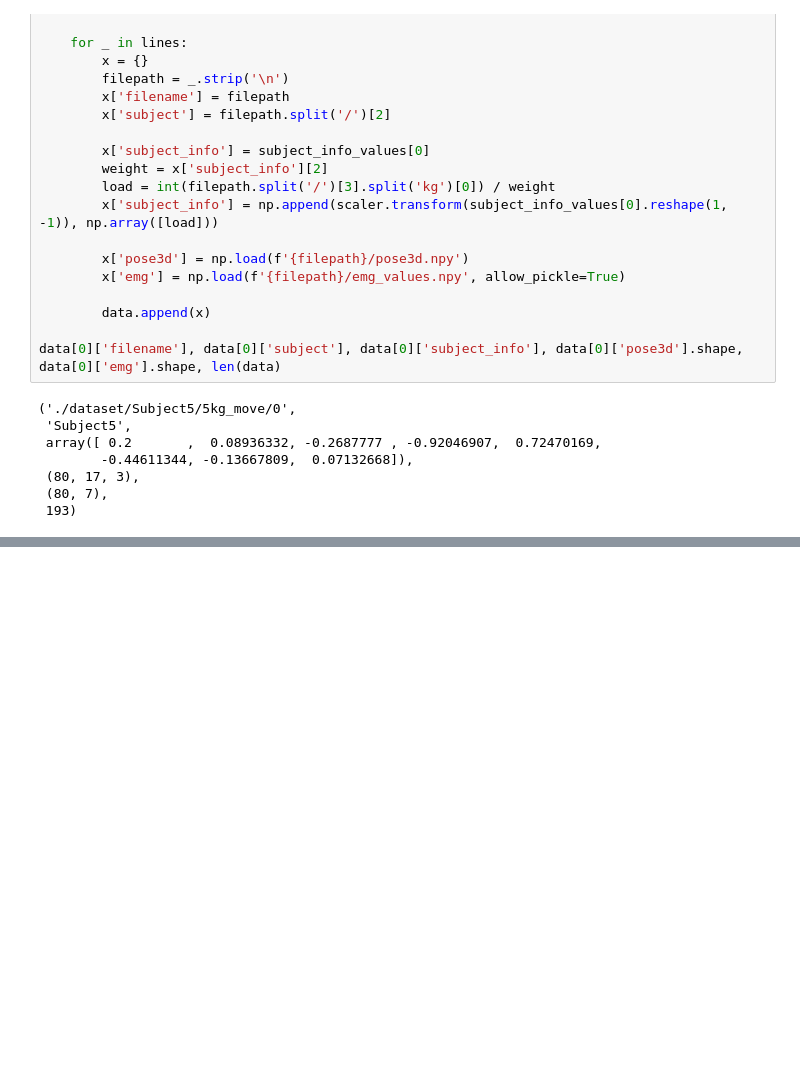
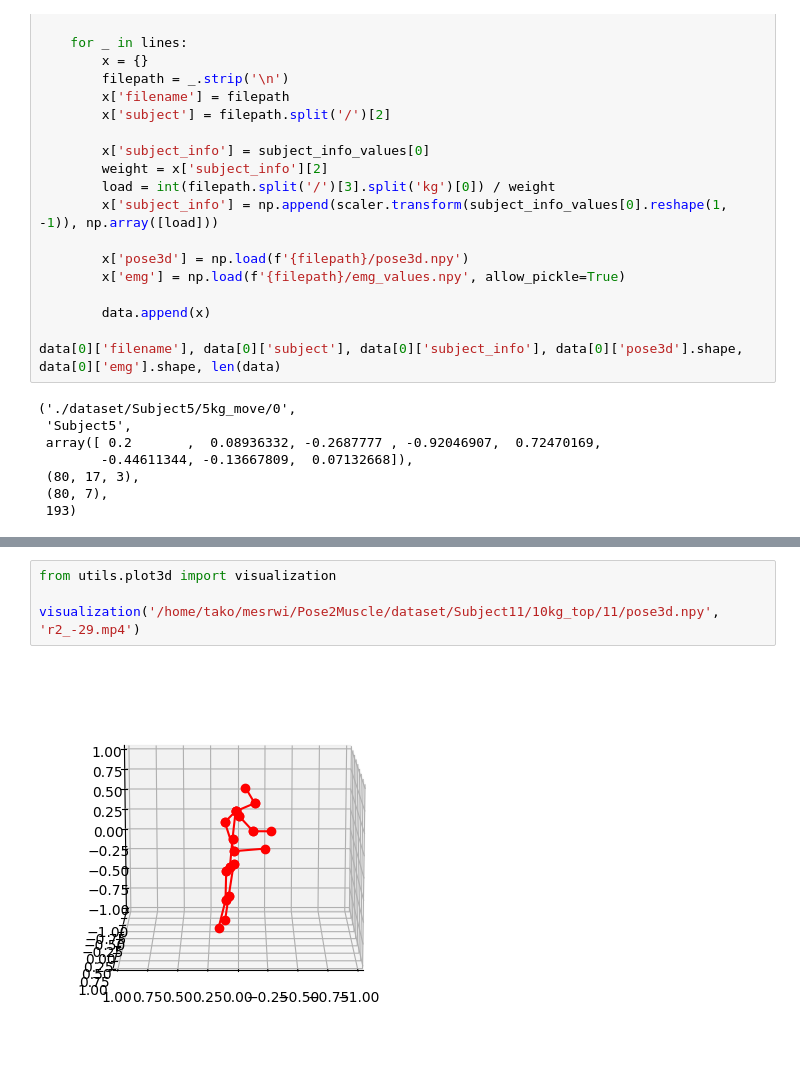
Before and after one commit to mesrwi/Pose2Muscle, a Jupyter notebook: zxcv.ipynb, the cells around one changed output, grey strips where cells are left out. Drawn from its saved outputs; the diff is of its cells as text; blank space fills up the shorter version.

```diff
--- a/zxcv.ipynb
+++ b/zxcv.ipynb
@@ -154,0 +271,6 @@ from lightning.pytorch import loggers as pl_loggers
+# %%
+from utils.plot3d import visualization
+
+visualization('/home/tako/mesrwi/Pose2Muscle/dataset/Subject11/10kg_top/11/pose3d.npy', 'r2_-29.mp4')
+# %% [output]
+[figure, added]
```
Also changed, not shown: parts of 20 cells of this notebook, 10 other files.
